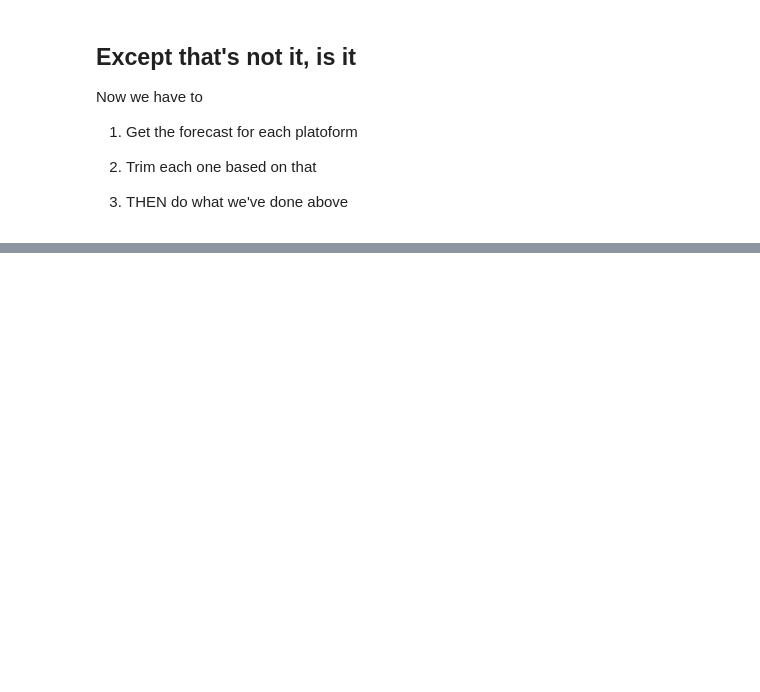
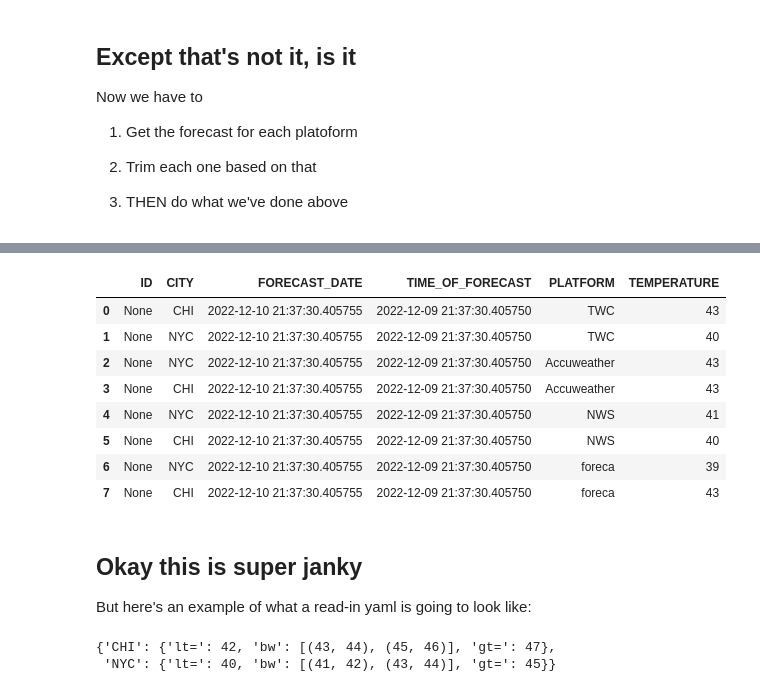
Before and after one commit to chondromalasia/weather, a Jupyter notebook: notebooks/Analytics-1.ipynb, the cells around one changed output, grey strips where cells are left out. Saved outputs shown, nothing was run; the diff lists cells and outputs as text; code cells hidden in the pictures; blank space fills up the shorter version.

```diff
--- a/notebooks/Analytics-1.ipynb
+++ b/notebooks/Analytics-1.ipynb
@@ -491,0 +656,3 @@ errors_by_platform(df, "CHI", "TWC", 40, 38)
+# %%
+boop = sc.scrape_websites()
+boop
@@ -491,0 +727,42 @@ errors_by_platform(df, "CHI", "TWC", 40, 38)
+# %%
+def list_to_dataframe(forecast_list):
+
+    df = pd.DataFrame(forecast_list, columns=["CITY", "FORECAST_DATE", "TIME_OF_FORECAST", "PLATFORM", "TEMPERATURE"])
+    df["ID"] = None
+    df = df[["ID", "CITY", "FORECAST_DATE", "TIME_OF_FORECAST", "PLATFORM", "TEMPERATURE"]]
+    df["TEMPERATURE"] = df["TEMPERATURE"].astype(int)
+    return df
+
+list_to_dataframe(boop)
+# %% [output]
+|  | ID | CITY | FORECAST_DATE | TIME_OF_FORECAST | PLATFORM | TEMPERATURE |
+| 0 | None | CHI | 2022-12-10 21:37:30.405755 | 2022-12-09 21:37:30.405750 | TWC | 43 |
+| 1 | None | NYC | 2022-12-10 21:37:30.405755 | 2022-12-09 21:37:30.405750 | TWC | 40 |
+| 2 | None | NYC | 2022-12-10 21:37:30.405755 | 2022-12-09 21:37:30.405750 | Accuweather | 43 |
+| 3 | None | CHI | 2022-12-10 21:37:30.405755 | 2022-12-09 21:37:30.405750 | Accuweather | 43 |
+| 4 | None | NYC | 2022-12-10 21:37:30.405755 | 2022-12-09 21:37:30.405750 | NWS | 41 |
+| 5 | None | CHI | 2022-12-10 21:37:30.405755 | 2022-12-09 21:37:30.405750 | NWS | 40 |
+| 6 | None | NYC | 2022-12-10 21:37:30.405755 | 2022-12-09 21:37:30.405750 | foreca | 39 |
+| 7 | None | CHI | 2022-12-10 21:37:30.405755 | 2022-12-09 21:37:30.405750 | foreca | 43 |
+# %% [markdown]
+## Okay this is super janky
+
+But here's an example of what a read-in yaml is going to look like:
+# %%
+handles = {"CHI":
+    {
+        "lt=":42,
+        "bw":[(43,44), (45,46)],
+        "gt=":47
+    },
+ "NYC":
+    {
+        "lt=":40,
+        "bw":[(41,42), (43,44)],
+        "gt=":45
+    }
+}
+handles
+# %% [output]
+{'CHI': {'lt=': 42, 'bw': [(43, 44), (45, 46)], 'gt=': 47},
+ 'NYC': {'lt=': 40, 'bw': [(41, 42), (43, 44)], 'gt=': 45}}
```
Also changed, not shown: parts of 48 cells of this notebook, 5 other files.
